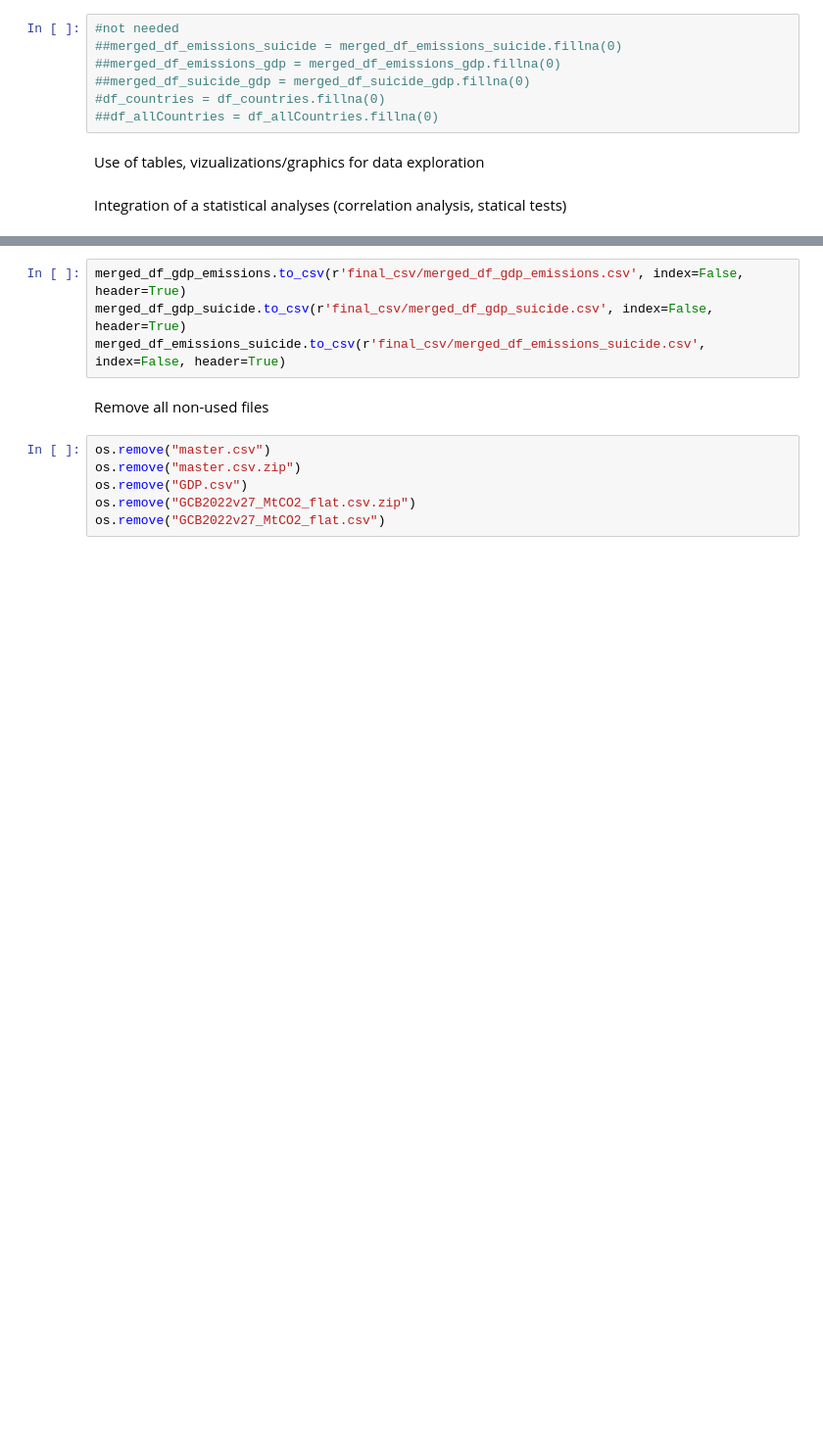
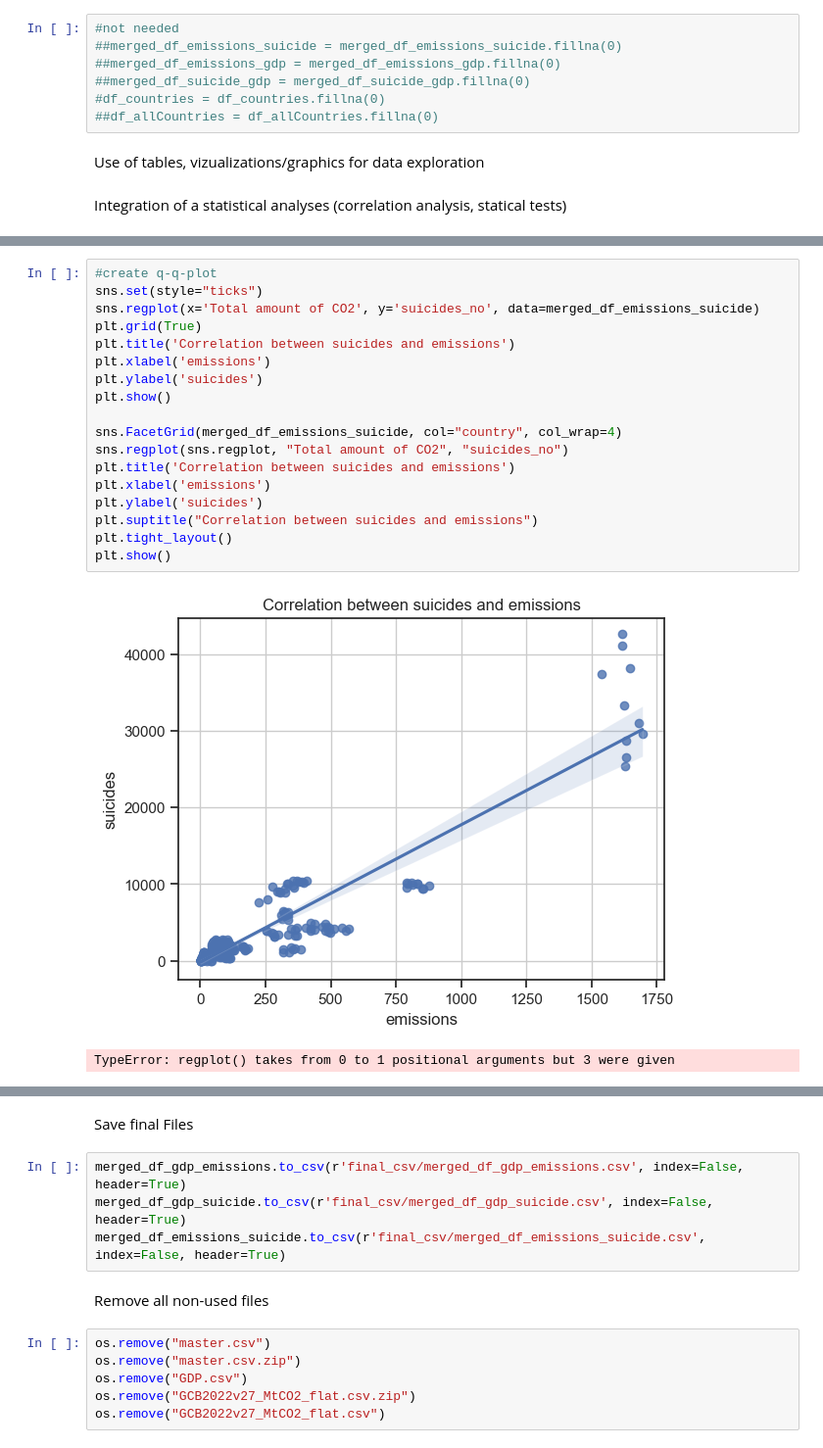
Before and after one commit to synoloris/scientific-programming-grp3, a Jupyter notebook: project.ipynb, the cells around one changed output, grey strips where cells are left out. Shown at 98% size. Drawn from its saved outputs; the diff is of its cells as text; blank space fills up the shorter version.

```diff
--- a/project.ipynb
+++ b/project.ipynb
@@ -287,0 +343,21 @@ Integration of a statistical analyses (correlation analysis, statical tests)
+# %%
+#create q-q-plot
+sns.set(style="ticks")
+sns.regplot(x='Total amount of CO2', y='suicides_no', data=merged_df_emissions_suicide)
+plt.grid(True)
+plt.title('Correlation between suicides and emissions')
+plt.xlabel('emissions')
+plt.ylabel('suicides')
+plt.show()
+
+sns.FacetGrid(merged_df_emissions_suicide, col="country", col_wrap=4)
+sns.regplot(sns.regplot, "Total amount of CO2", "suicides_no")
+plt.title('Correlation between suicides and emissions')
+plt.xlabel('emissions')
+plt.ylabel('suicides')
+plt.suptitle("Correlation between suicides and emissions")
+plt.tight_layout()
+plt.show()
+# %% [output]
+[figure, added]
+TypeError: regplot() takes from 0 to 1 positional arguments but 3 were given
@@ -288,3 +365,5 @@ Integration of a statistical analyses (correlation analysis, statical tests)
+# %% [markdown]
+Save final Files
 # %%
 merged_df_gdp_emissions.to_csv(r'final_csv/merged_df_gdp_emissions.csv', index=False, header=True)
 merged_df_gdp_suicide.to_csv(r'final_csv/merged_df_gdp_suicide.csv', index=False, header=True)
```
Also changed, not shown: parts of 8 cells of this notebook, 5 other files.
